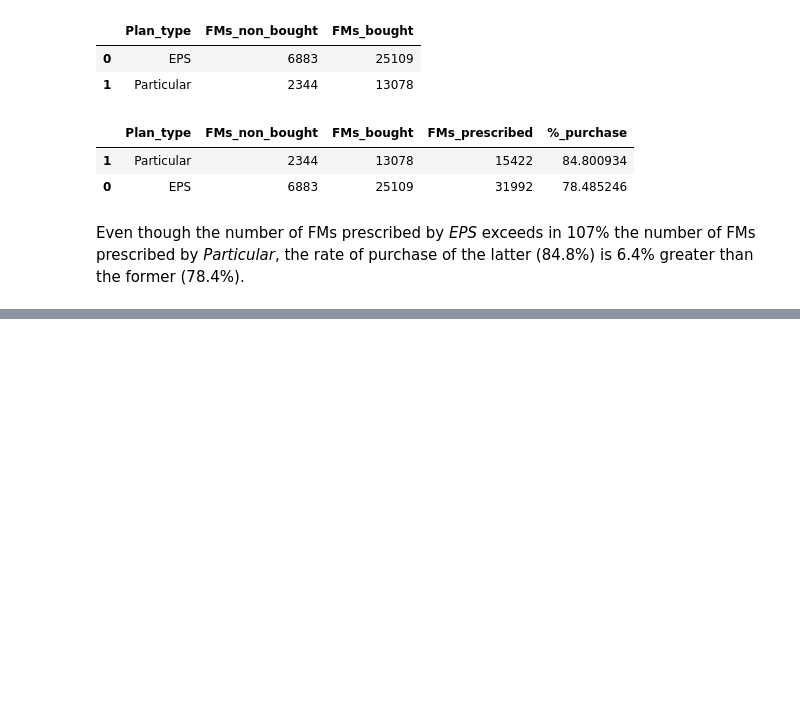
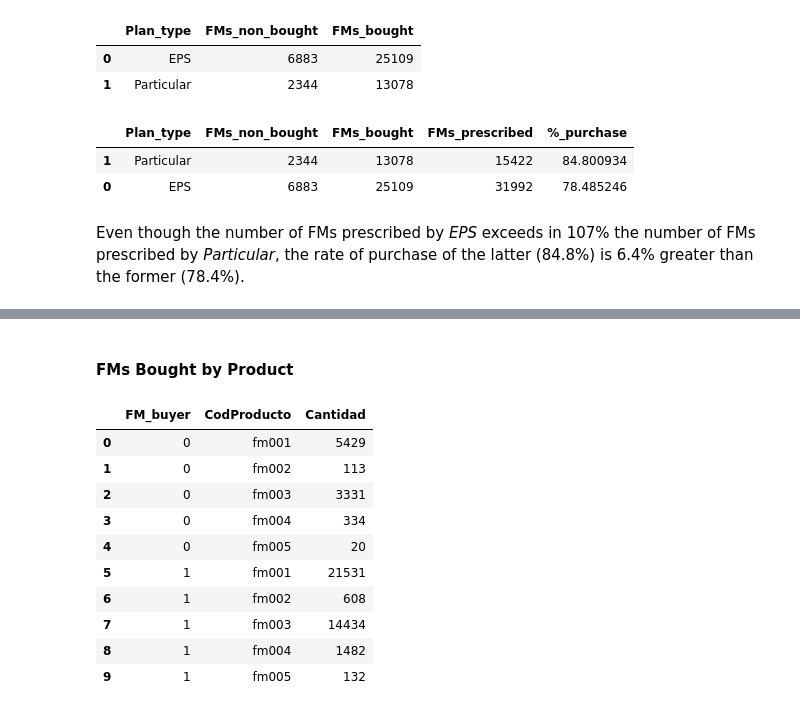
Before and after one commit to princeKike27/Khiron-Next-Buyers-FM, a Jupyter notebook: Khiron_Next_Buyers_FM.ipynb, the cells around one changed output, grey strips where cells are left out. Cells and saved outputs as stored; diff of their text form; code cells hidden in the pictures; blank space fills up the shorter version.

```diff
--- a/Khiron_Next_Buyers_FM.ipynb
+++ b/Khiron_Next_Buyers_FM.ipynb
@@ -842,0 +845,19 @@ Even though the number of FMs prescribed by *EPS* exceeds in 107% the number of
+# %% [markdown]
+#### FMs Bought by Product
+# %%
+# groupby FM_buyer and CodProducto
+fm_product = df_proced_sales.groupby(['FM_buyer', 'CodProducto']).Cantidad.sum().reset_index()
+
+fm_product
+# %% [output]
+|  | FM_buyer | CodProducto | Cantidad |
+| 0 | 0 | fm001 | 5429 |
+| 1 | 0 | fm002 | 113 |
+| 2 | 0 | fm003 | 3331 |
+| 3 | 0 | fm004 | 334 |
+| 4 | 0 | fm005 | 20 |
+| 5 | 1 | fm001 | 21531 |
+| 6 | 1 | fm002 | 608 |
+| 7 | 1 | fm003 | 14434 |
+| 8 | 1 | fm004 | 1482 |
+| 9 | 1 | fm005 | 132 |
```
Also changed, not shown: parts of 15 cells of this notebook.
